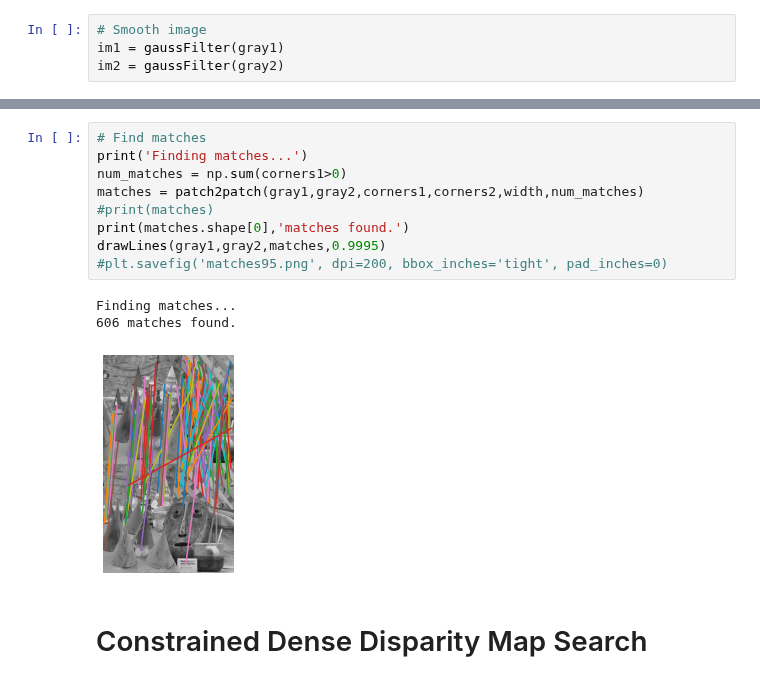
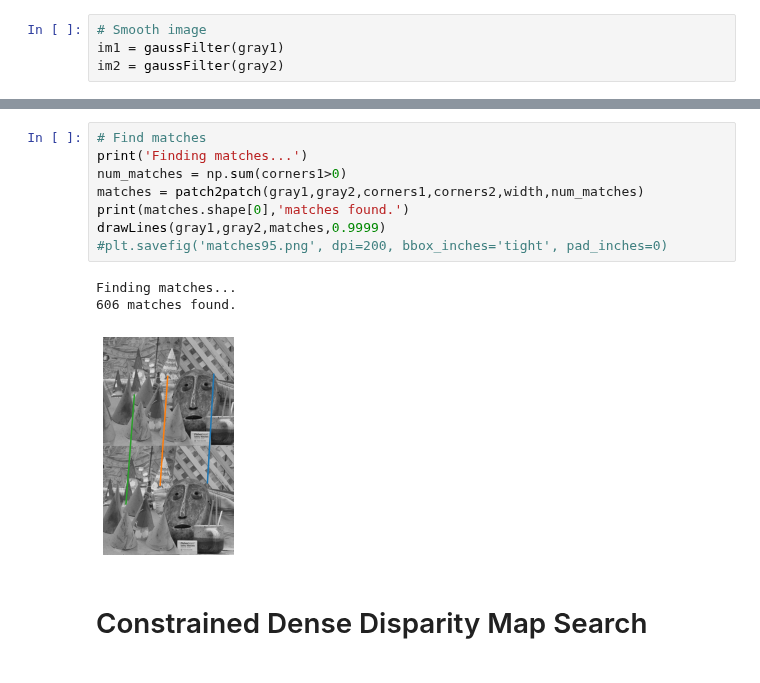
Before and after one commit to Tsmorz/computer-vision, a Jupyter notebook: Project 3/StereoVision.ipynb, the cells around one changed output, grey strips where cells are left out. Cells and saved outputs as stored; diff of their text form.

```diff
--- a/Project 3/StereoVision.ipynb
+++ b/Project 3/StereoVision.ipynb
@@ -267,16 +266,15 @@ Finding corners...
 # %%
 # Find matches
 print('Finding matches...')
 num_matches = np.sum(corners1>0)
 matches = patch2patch(gray1,gray2,corners1,corners2,width,num_matches)
-#print(matches)
 print(matches.shape[0],'matches found.')
-drawLines(gray1,gray2,matches,0.9995)
+drawLines(gray1,gray2,matches,0.9999)
 #plt.savefig('matches95.png', dpi=200, bbox_inches='tight', pad_inches=0)
 # %% [output]
 Finding matches...
 606 matches found.
-[figure, old version]
+[figure, new version]
 # %% [markdown]
 # Constrained Dense Disparity Map Search
 # %%
```
Also changed, not shown: parts of 3 cells of this notebook, 3 other files.
